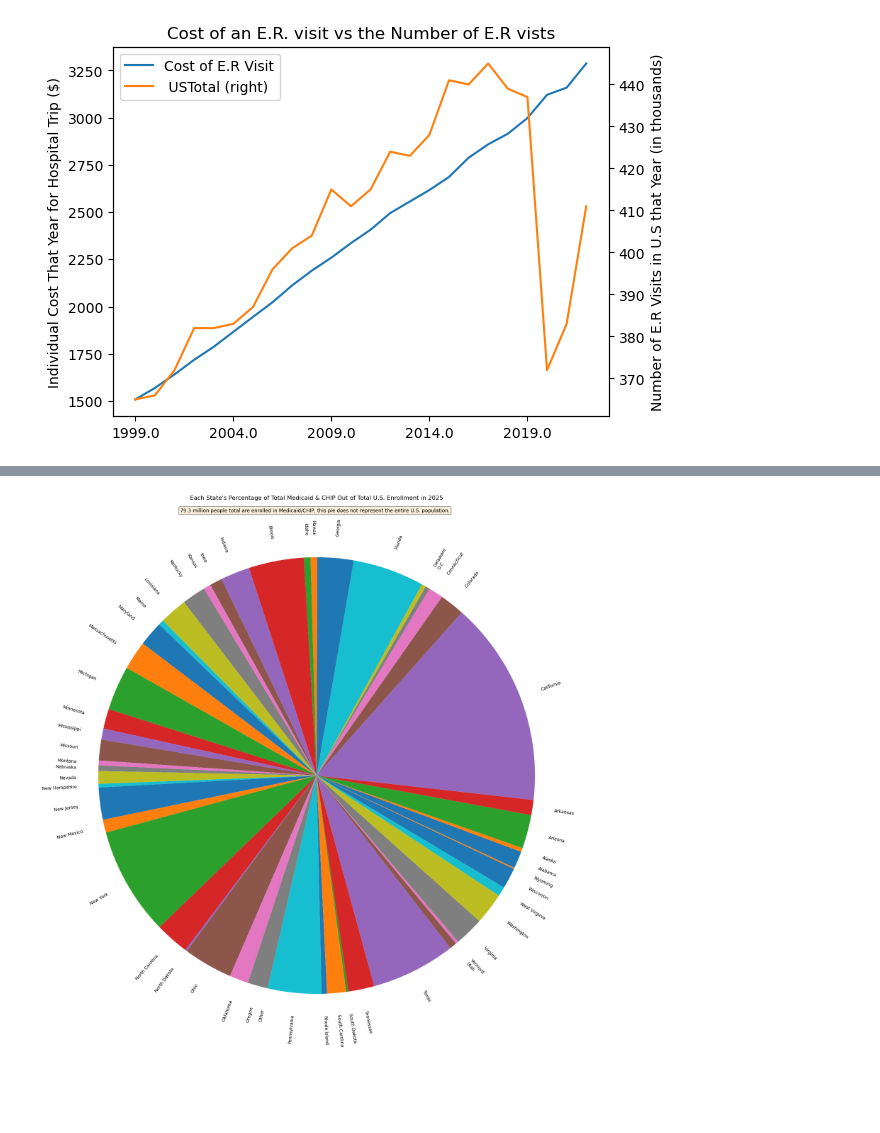
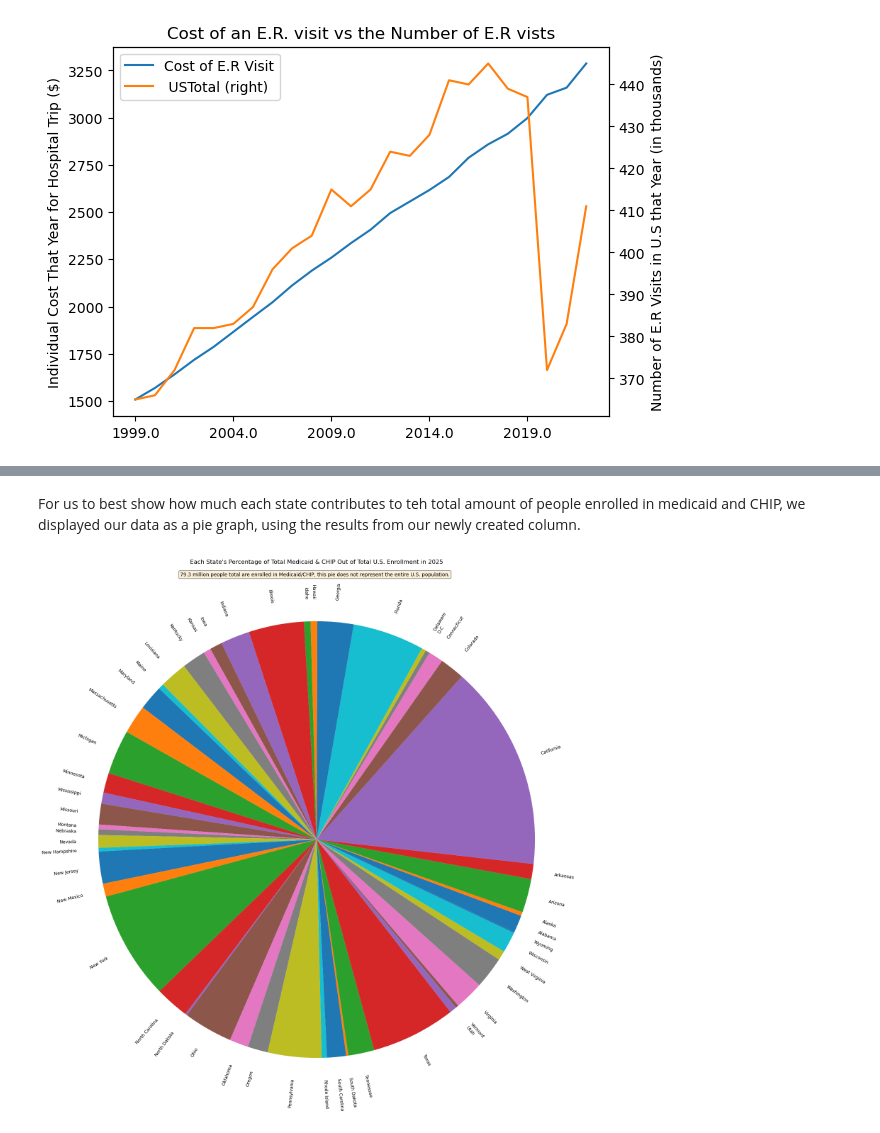
Before and after one commit to olincollege/Healthcare-Cost-Data, a Jupyter notebook: Draft_Healthcare_data.ipynb, the cells around one changed output, grey strips where cells are left out. Drawn from its saved outputs; the diff is of its cells as text; code cells hidden in the pictures; blank space fills up the shorter version.

```diff
--- a/Draft_Healthcare_data.ipynb
+++ b/Draft_Healthcare_data.ipynb
@@ -176,3 +288,6 @@ medicaid_data = medicaid_data.drop(columns=['Unnamed: 0'])
 
 medicaid_data['State'] = medicaid_data['State'].replace('District of Columbia', 'D.C')
 # rename Distrint of Columbia to D.C because others have said its easier to read that way
+
+# medicaid_data_edit.loc[51, 'State Percentage Enrolled Out of Total US'] = other_state_perc
+medicaid_data.sort_values(by='State', inplace=True)
@@ -251,28 +313,30 @@ display(medicaid_data_edit.head(52))
+# %% [markdown]
+For us to best show how much each state contributes to teh total amount of people enrolled in medicaid and CHIP, we displayed our data as a pie graph, using the results from our newly created column.
 # %%
 # plotting the pie graph
 
 fig, ax = plt.subplots(figsize=(20,20))
-l = ax.pie(medicaid_data_edit["State Percentage Enrolled Out of Total US"], startangle=-25)
+l = ax.pie(medicaid_data["State Percentage Enrolled Out of Total US"], startangle=-25)
 
-for label, t in zip(medicaid_data_edit["State"], l[1]):
+for label, t in zip(medicaid_data["State"], l[1]):
     x, y = t.get_position()
     angle = int(math.degrees(math.atan2(y, x)))
     ha = "left"
 
     if x<0:
         angle -= 180
         ha = "right"
 
     plt.annotate(label, xy=(x,y), rotation=angle, ha=ha, va="center", rotation_mode="anchor", size=9)
 
 other_text = "79.3 million people total are enrolled in Medicaid/CHIP, this pie does not represent the entire U.S. population."
 
 props = dict(boxstyle='round', facecolor='wheat', alpha=0.5)
 ax.text(0.25, 0.99, other_text, transform=ax.transAxes, fontsize=10,
     verticalalignment='top', bbox=props)
 
 ax.set_title("Each State's Percentage of Total Medicaid & CHIP Out of Total U.S. Enrollment in 2025")
 
 plt.show()
 # %% [output]
-[figure, old version]
+[figure, new version]
```
Also changed, not shown: parts of 38 cells of this notebook, 1 other file.
